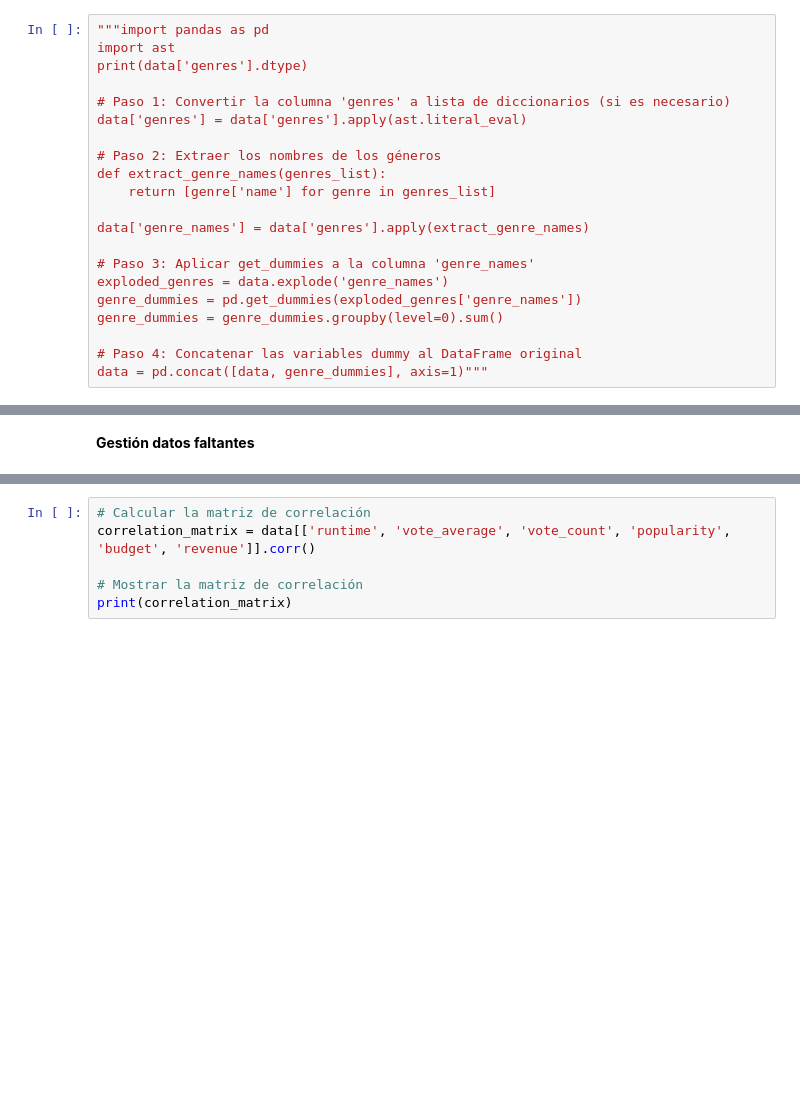
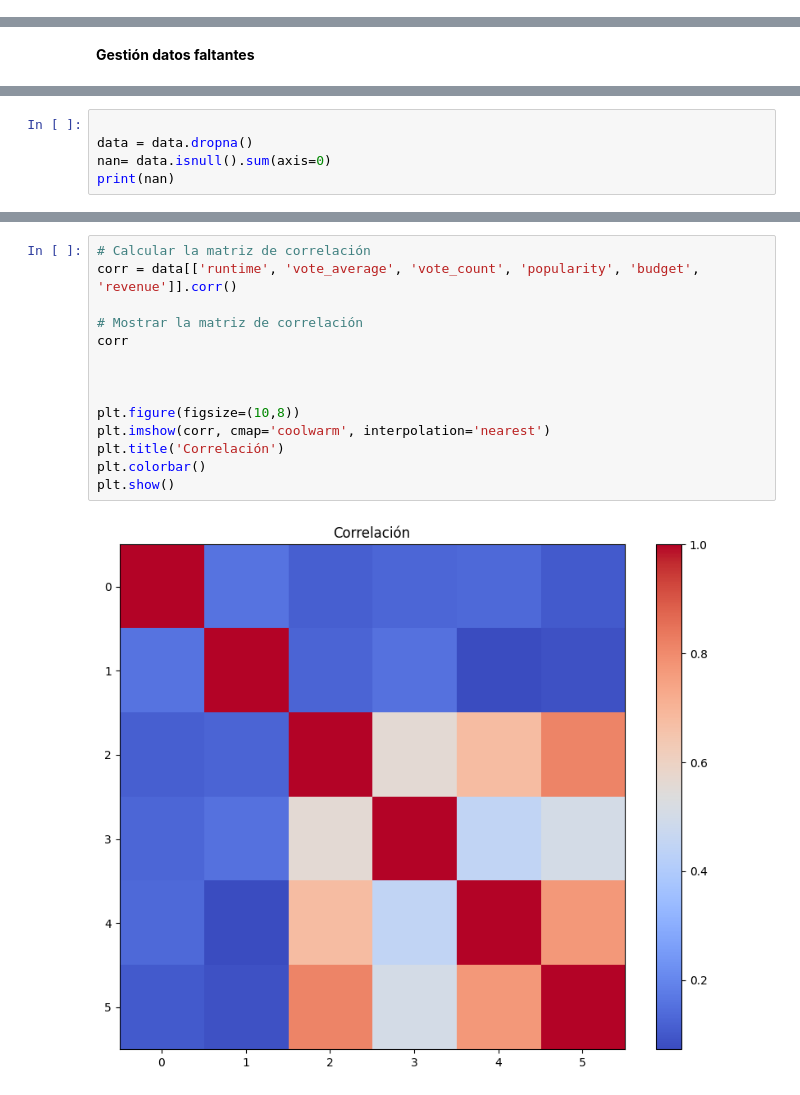
Before and after one commit to OmarDekGil/Proyecto_ML, a Jupyter notebook: Datsets.ipynb, the cells around one changed output, grey strips where cells are left out. Cells and saved outputs as stored; diff of their text form; blank space fills up the shorter version.

```diff
--- a/Datsets.ipynb
+++ b/Datsets.ipynb
@@ -92,23 +59,2 @@ TypeError: Encoders require their input argument must be uniformly strings or nu
 # %% [markdown]
 **Convertir columnas string en float con one hot encoding**
-# %%
-"""import pandas as pd
-import ast
-print(data['genres'].dtype)
-
-# Paso 1: Convertir la columna 'genres' a lista de diccionarios (si es necesario)
-data['genres'] = data['genres'].apply(ast.literal_eval)
-
-# Paso 2: Extraer los nombres de los géneros
-def extract_genre_names(genres_list):
-    return [genre['name'] for genre in genres_list]
-
-data['genre_names'] = data['genres'].apply(extract_genre_names)
-
-# Paso 3: Aplicar get_dummies a la columna 'genre_names'
-exploded_genres = data.explode('genre_names')
-genre_dummies = pd.get_dummies(exploded_genres['genre_names'])
-genre_dummies = genre_dummies.groupby(level=0).sum()
-
-# Paso 4: Concatenar las variables dummy al DataFrame original
-data = pd.concat([data, genre_dummies], axis=1)"""
@@ -124,0 +86,5 @@ TypeError: can only concatenate str (not "int") to str
+# %%
+
+data = data.dropna()
+nan= data.isnull().sum(axis=0)
+print(nan)
@@ -125,6 +102,16 @@ TypeError: can only concatenate str (not "int") to str
 # %%
 # Calcular la matriz de correlación
-correlation_matrix = data[['runtime', 'vote_average', 'vote_count', 'popularity', 'budget', 'revenue']].corr()
+corr = data[['runtime', 'vote_average', 'vote_count', 'popularity', 'budget', 'revenue']].corr()
 
 # Mostrar la matriz de correlación
-print(correlation_matrix)
+corr
+
+
+
+plt.figure(figsize=(10,8))
+plt.imshow(corr, cmap='coolwarm', interpolation='nearest')
+plt.title('Correlación')
+plt.colorbar()
+plt.show()
+# %% [output]
+[figure, added]
```
Also changed, not shown: parts of 9 cells of this notebook, 2 other files.
